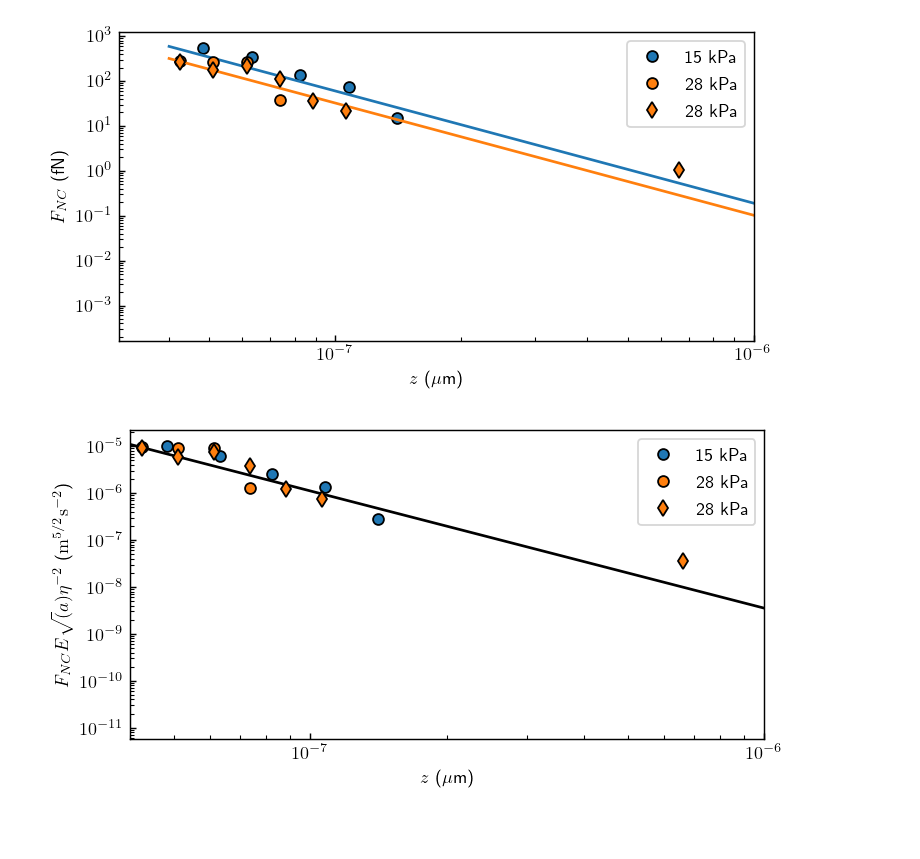
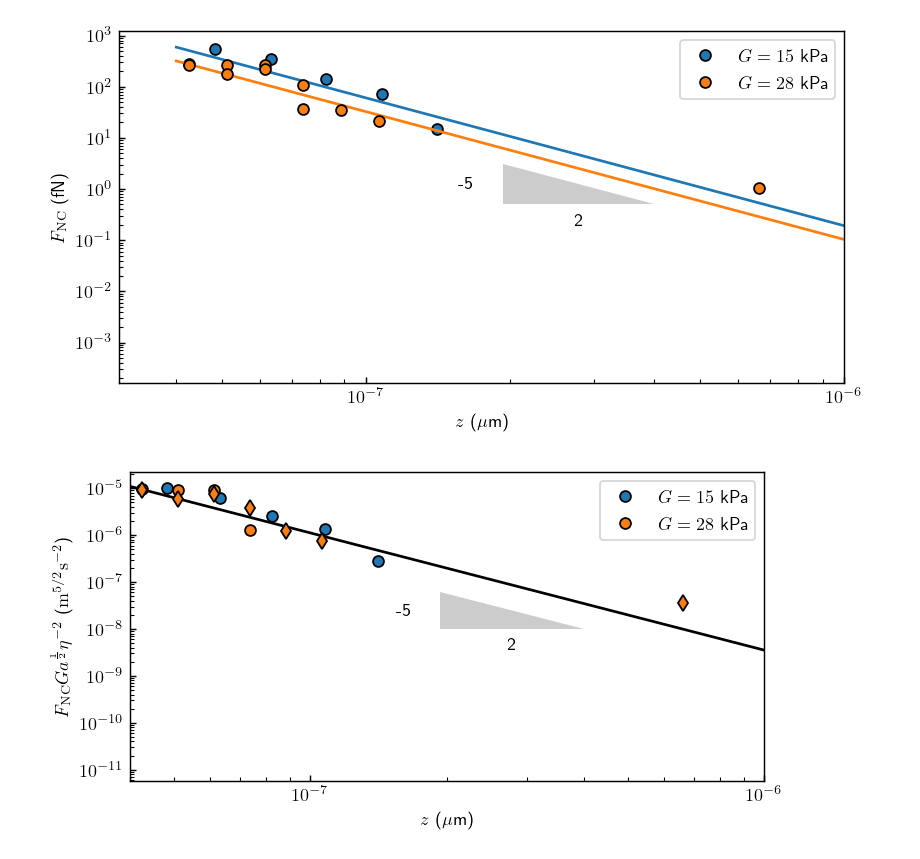
Before and after one commit to eXpensia/Confined-Brownian-Motion, a Jupyter notebook: 02_body/chapter4/images/EHD_forces/global_EHD_plot.ipynb, the cells around one changed output. Saved outputs shown, nothing was run; the diff lists cells and outputs as text; code cells hidden in the pictures; blank space fills up the shorter version.

```diff
--- a/02_body/chapter4/images/EHD_forces/global_EHD_plot.ipynb
+++ b/02_body/chapter4/images/EHD_forces/global_EHD_plot.ipynb
@@ -68,44 +68,47 @@ def F_corr(alpha,z):
     return - 4e-21 * alpha *(42*a*z*z + 24*a*a*z + 4*a*a*a)/(36*(z**4) + 66*a*(z**3) + 30*a*a*z*z + 4*(a**3)*z)
 # %%
 fig = plt.figure(figsize=((cm2inch(16),cm2inch(8))))
-plt.plot(dataset_15["z_F_EHD_exp"][dataset_15["z_F_EHD_exp"]>4e-8],dataset_15["F_EHD_exp"][dataset_15["z_F_EHD_exp"]>4e-8]*1e15 + 1*1e15*F_corr(1,dataset_15["z_F_EHD_exp"][dataset_15["z_F_EHD_exp"]>4e-8]), "o", label="15 kPa")
+plt.plot(dataset_15["z_F_EHD_exp"][dataset_15["z_F_EHD_exp"]>4e-8],dataset_15["F_EHD_exp"][dataset_15["z_F_EHD_exp"]>4e-8]*1e15 + 1*1e15*F_corr(1,dataset_15["z_F_EHD_exp"][dataset_15["z_F_EHD_exp"]>4e-8]), "o", label="$G = 15$ kPa")
 plt.plot(dataset_15["z_F_EHD_th"][dataset_15["z_F_EHD_th"] > 4e-8],dataset_15["F_EHD_th"][dataset_15["z_F_EHD_th"] > 4e-8]*1e15 , color="tab:blue")
 
-plt.plot(dataset_28_1["z_F_EHD_exp"][dataset_28_1["z_F_EHD_exp"] > 4e-8],dataset_28_1["F_EHD_exp"][dataset_28_1["z_F_EHD_exp"] > 4e-8]*1e15 + 1*1e15*F_corr(1,dataset_28_1["z_F_EHD_exp"][dataset_28_1["z_F_EHD_exp"] > 4e-8]) , "o", label="28 kPa")
-plt.loglog(dataset_28_1["z_F_EHD_th"][dataset_28_1["z_F_EHD_th"] > 4e-8],dataset_28_1["F_EHD_th"][dataset_28_1["z_F_EHD_th"] > 4e-8]*1e15, color="tab:orange")
+plt.plot(dataset_28_1["z_F_EHD_exp"][dataset_28_1["z_F_EHD_exp"] > 4e-8],dataset_28_1["F_EHD_exp"][dataset_28_1["z_F_EHD_exp"] > 4e-8]*1e15 + 1*1e15*F_corr(1,dataset_28_1["z_F_EHD_exp"][dataset_28_1["z_F_EHD_exp"] > 4e-8]) , "o", label="$G= 28$ kPa")
+ax=plt.gca()
+ax.loglog(dataset_28_1["z_F_EHD_th"][dataset_28_1["z_F_EHD_th"] > 4e-8],dataset_28_1["F_EHD_th"][dataset_28_1["z_F_EHD_th"] > 4e-8]*1e15, color="tab:orange")
 
-plt.plot(dataset_28_2["z_F_EHD_exp"][dataset_28_2["z_F_EHD_exp"] > 4e-8],dataset_28_2["F_EHD_exp"][dataset_28_2["z_F_EHD_exp"] > 4e-8]*1e15  +1* 1e15*F_corr(1,dataset_28_2["z_F_EHD_exp"][dataset_28_2["z_F_EHD_exp"] > 4e-8]), "d", label="28 kPa",color="tab:orange")
+plt.plot(dataset_28_2["z_F_EHD_exp"][dataset_28_2["z_F_EHD_exp"] > 4e-8],dataset_28_2["F_EHD_exp"][dataset_28_2["z_F_EHD_exp"] > 4e-8]*1e15  +1* 1e15*F_corr(1,dataset_28_2["z_F_EHD_exp"][dataset_28_2["z_F_EHD_exp"] > 4e-8]), "o",color="tab:orange")
 
+from mpltools import annotation
 
-
+annotation.slope_marker((4e-7, 0.5), (-5, 2), ax=ax, invert=True, size_frac=0.12, text_kwargs={"usetex":True})
 plt.legend()
-plt.ylabel("$F_{NC} $ (fN)")
+plt.ylabel("$F_\mathrm{NC} $ (fN)")
 plt.xlabel("$z$ ($\mathrm{\mu}$m)")
 plt.ylim([None,None])
 plt.xlim([None,1e-6])
-plt.tight_layout()
+plt.tight_layout(pad=0.2)
 plt.savefig("EHD_force.pdf")
 # %% [output]
-[figure, old version]
+[figure, new version]
 # %%
 fig = plt.figure(figsize=((cm2inch(16),cm2inch(8))))
-plt.plot(dataset_15["z_F_EHD_exp"][dataset_15["z_F_EHD_exp"]>4e-8],(dataset_15["F_EHD_exp"][dataset_15["z_F_EHD_exp"]>4e-8] + F_corr(1,dataset_15["z_F_EHD_exp"][dataset_15["z_F_EHD_exp"]>4e-8]))*15e3*np.sqrt(1.5e-6)/(0.001**2), "o", label="15 kPa")
-
-plt.plot(dataset_28_1["z_F_EHD_exp"][dataset_28_1["z_F_EHD_exp"] > 4e-8],(dataset_28_1["F_EHD_exp"][dataset_28_1["z_F_EHD_exp"] > 4e-8] + F_corr(1,dataset_28_1["z_F_EHD_exp"][dataset_28_1["z_F_EHD_exp"] > 4e-8])) *28e3*np.sqrt(1.5e-6)/(0.001**2), "o", label="28 kPa")
+plt.plot(dataset_15["z_F_EHD_exp"][dataset_15["z_F_EHD_exp"]>4e-8],(dataset_15["F_EHD_exp"][dataset_15["z_F_EHD_exp"]>4e-8] + F_corr(1,dataset_15["z_F_EHD_exp"][dataset_15["z_F_EHD_exp"]>4e-8]))*15e3*np.sqrt(1.5e-6)/(0.001**2), "o", label="$G=15$ kPa")
+plt.gca()
+plt.plot(dataset_28_1["z_F_EHD_exp"][dataset_28_1["z_F_EHD_exp"] > 4e-8],(dataset_28_1["F_EHD_exp"][dataset_28_1["z_F_EHD_exp"] > 4e-8] + F_corr(1,dataset_28_1["z_F_EHD_exp"][dataset_28_1["z_F_EHD_exp"] > 4e-8])) *28e3*np.sqrt(1.5e-6)/(0.001**2), "o", label="$G=28$ kPa")
 plt.loglog(dataset_28_1["z_F_EHD_th"][dataset_28_1["z_F_EHD_th"] > 4e-8],(dataset_28_1["F_EHD_th"][dataset_28_1["z_F_EHD_th"] > 4e-8] )*28e3*np.sqrt(1.5e-6)/(0.001**2), color="black")
 
-plt.plot(dataset_28_2["z_F_EHD_exp"][dataset_28_2["z_F_EHD_exp"] > 4e-8],(dataset_28_2["F_EHD_exp"][dataset_28_2["z_F_EHD_exp"] > 4e-8]  +F_corr(1,dataset_28_2["z_F_EHD_exp"][dataset_28_2["z_F_EHD_exp"] > 4e-8]))*28e3*np.sqrt(1.5e-6)/(0.001**2), "d", label="28 kPa",color="tab:orange")
+plt.plot(dataset_28_2["z_F_EHD_exp"][dataset_28_2["z_F_EHD_exp"] > 4e-8],(dataset_28_2["F_EHD_exp"][dataset_28_2["z_F_EHD_exp"] > 4e-8]  +F_corr(1,dataset_28_2["z_F_EHD_exp"][dataset_28_2["z_F_EHD_exp"] > 4e-8]))*28e3*np.sqrt(1.5e-6)/(0.001**2), "d",color="tab:orange")
 
+annotation.slope_marker((4e-7, 1e-8), (-5, 2), ax=plt.gca(), invert=True, size_frac=0.12)
 
 
 plt.legend()
-plt.ylabel("$F_{NC} E\sqrt(a) \eta ^{-2}$ ($\mathrm{ m^{5/2} s ^{-2}}$)")
+plt.ylabel("$F_\mathrm{NC} Ga^{\\frac{1}{2}} \eta ^{-2}$ ($\mathrm{ m^{5/2} s ^{-2}}$)")
 plt.xlabel("$z$ ($\mathrm{\mu}$m)")
 #plt.ylim([1e8,2e10])
 plt.xlim([4e-8,1e-6])
 plt.savefig("EHD_force_rescale.pdf")
 # %% [output]
-[figure, old version]
+[figure, new version]
 # %%
 fig = plt.figure(figsize=((cm2inch(16),cm2inch(8))))
 
```
Also changed, not shown: parts of 2 cells of this notebook, 15 other files.
